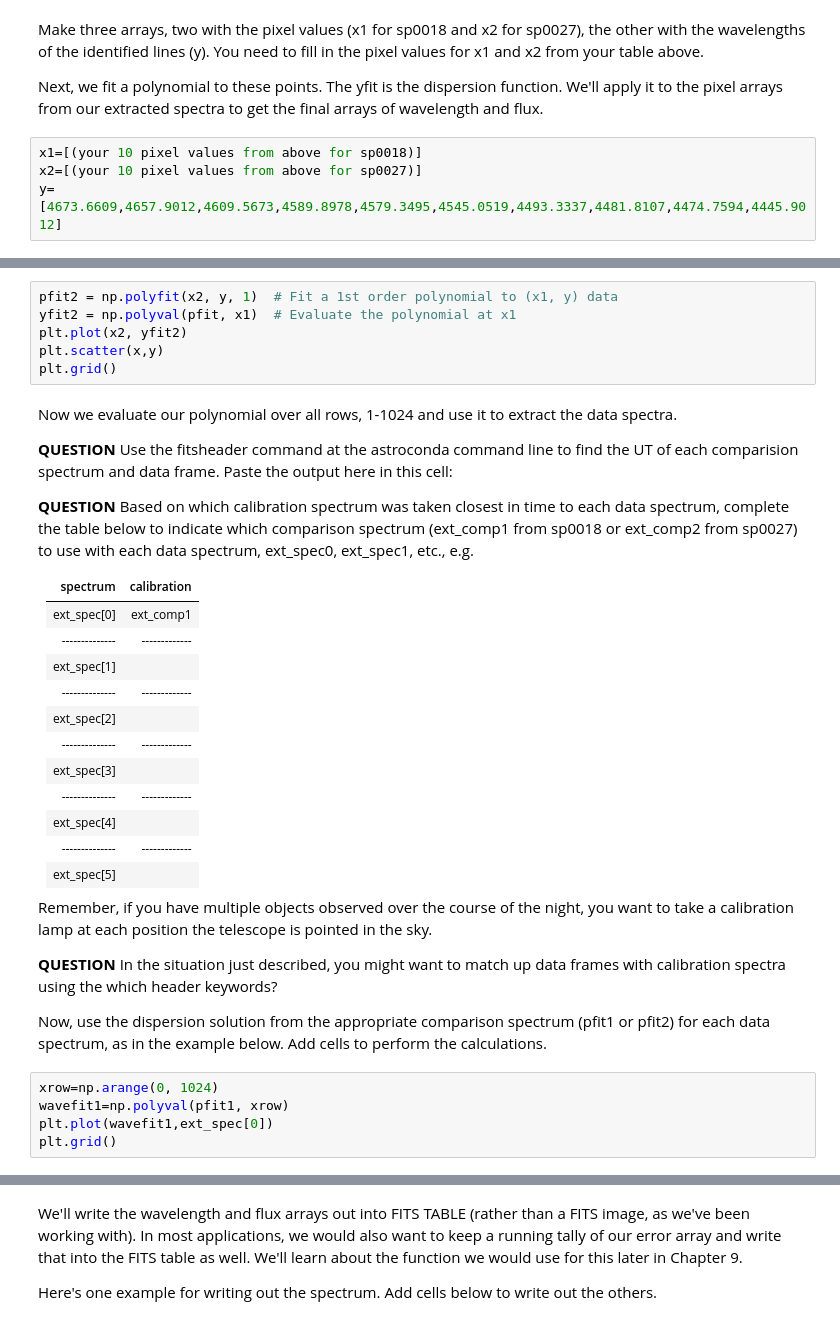
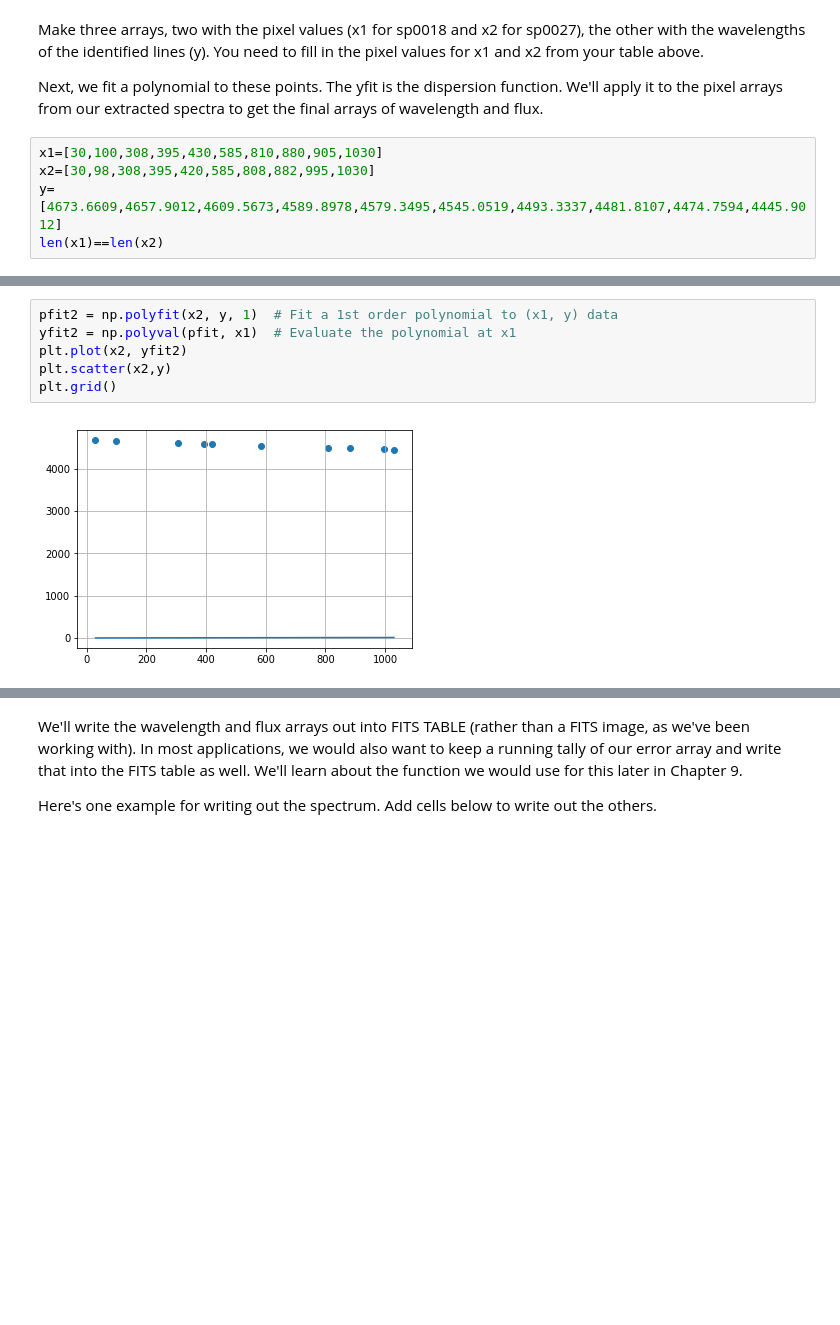
Before and after one commit to vegerot/Techniques, a Jupyter notebook: HW7/max_ccd3(2).ipynb, the cells around one changed output, grey strips where cells are left out. Drawn from its saved outputs; the diff is of its cells as text; blank space fills up the shorter version.

```diff
--- a/HW7/max_ccd3(2).ipynb
+++ b/HW7/max_ccd3(2).ipynb
@@ -306,5 +310,6 @@ Make three arrays, two with the pixel values (x1 for sp0018 and x2 for sp0027),
 Next, we fit a polynomial to these points. The yfit is the dispersion function. We'll apply it to the pixel arrays from our extracted spectra to get the final arrays of wavelength and flux.
 # %%
-x1=[(your 10 pixel values from above for sp0018)]
-x2=[(your 10 pixel values from above for sp0027)]
+x1=[30,100,308,395,430,585,810,880,905,1030]
+x2=[30,98,308,395,420,585,808,882,995,1030]
 y=[4673.6609,4657.9012,4609.5673,4589.8978,4579.3495,4545.0519,4493.3337,4481.8107,4474.7594,4445.9012]
+len(x1)==len(x2)
@@ -317,42 +326,8 @@ plt.grid()
 # %%
 pfit2 = np.polyfit(x2, y, 1)  # Fit a 1st order polynomial to (x1, y) data
 yfit2 = np.polyval(pfit, x1)  # Evaluate the polynomial at x1
 plt.plot(x2, yfit2)
-plt.scatter(x,y)
+plt.scatter(x2,y)
 plt.grid()
+# %% [output]
+[figure, added]
-# %% [markdown]
-Now we evaluate our polynomial over all rows, 1-1024 and use it to extract the data spectra.
-
-**QUESTION** Use the fitsheader command at the astroconda command line to find the UT of each comparision spectrum and data frame. Paste the output here in this cell:
-
-
-
-
-**QUESTION** Based on which calibration spectrum was taken closest in time to each data spectrum, complete the table below to indicate which comparison spectrum (ext_comp1 from sp0018 or ext_comp2 from sp0027) to use with each data spectrum, ext_spec0, ext_spec1, etc., e.g.
-
-| spectrum     | calibration |
-|--------------|-------------|
-| ext_spec[0]  | ext_comp1   |
-|--------------|-------------|
-| ext_spec[1]  |             |
-|--------------|-------------|
-| ext_spec[2]  |             |
-|--------------|-------------|
-| ext_spec[3]  |             |
-|--------------|-------------|
-| ext_spec[4]  |             |
-|--------------|-------------|
-| ext_spec[5]  |             |
-
-
-Remember, if you have multiple objects observed over the course of the night, you want to take a calibration lamp at each position the telescope is pointed in the sky.
-
-**QUESTION** In the situation just described, you might want to match up data frames with calibration spectra using the which header keywords?
-
-
-Now, use the dispersion solution from the appropriate comparison spectrum (pfit1 or pfit2) for each data spectrum, as in the example below. Add cells to perform the calculations.
-# %%
-xrow=np.arange(0, 1024)
-wavefit1=np.polyval(pfit1, xrow)
-plt.plot(wavefit1,ext_spec[0])
-plt.grid()
```
Also changed, not shown: parts of 11 cells of this notebook, 6 other files.
